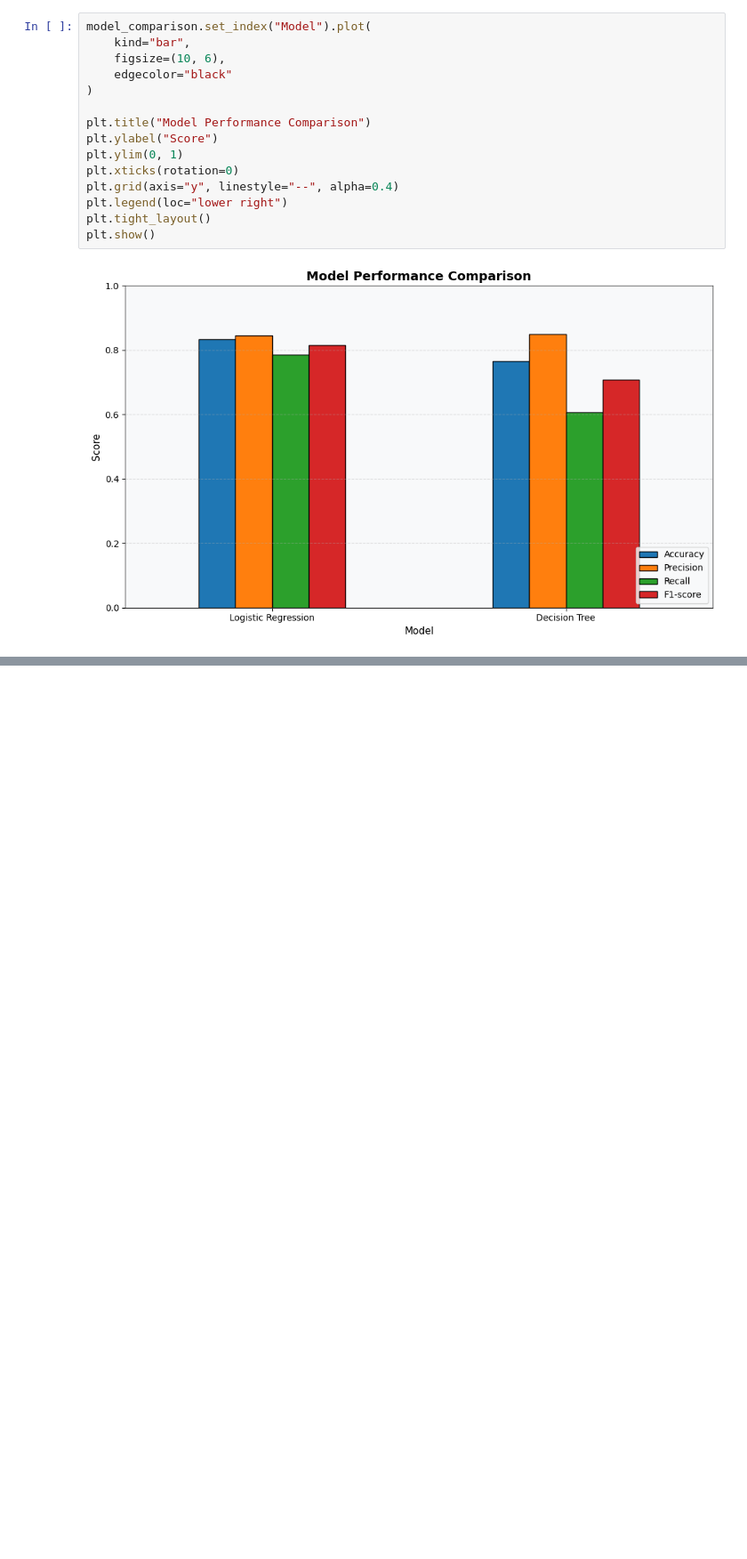
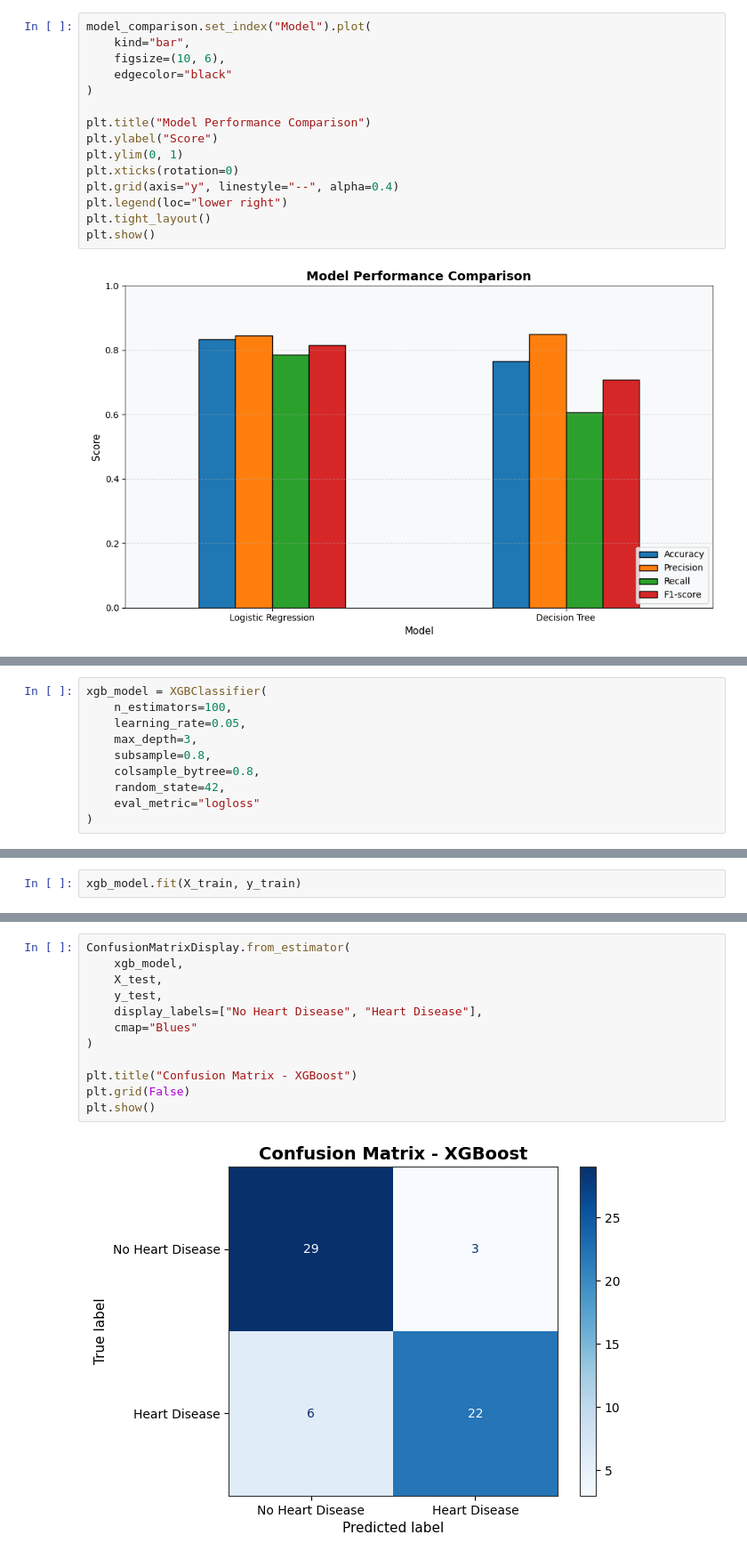
Before and after one commit to Usama2001/Heart-Disease-Risk-Prediction-Using-Decision-Trees-and-XGBoost, a Jupyter notebook: notebooks/heart_disease_prediction.ipynb, the cells around one changed output, grey strips where cells are left out. Shown at 89% size. Cells and saved outputs as stored; diff of their text form; blank space fills up the shorter version.

Commit message:
Add xgboost model and final comparison

```diff
--- a/notebooks/heart_disease_prediction.ipynb
+++ b/notebooks/heart_disease_prediction.ipynb
@@ -1000,0 +1024,10 @@ plt.show()
+# %%
+xgb_model = XGBClassifier(
+    n_estimators=100,
+    learning_rate=0.05,
+    max_depth=3,
+    subsample=0.8,
+    colsample_bytree=0.8,
+    random_state=42,
+    eval_metric="logloss"
+)
@@ -1000,0 +1036,2 @@ plt.show()
+# %%
+xgb_model.fit(X_train, y_train)
@@ -1000,0 +1102,14 @@ plt.show()
+# %%
+ConfusionMatrixDisplay.from_estimator(
+    xgb_model,
+    X_test,
+    y_test,
+    display_labels=["No Heart Disease", "Heart Disease"],
+    cmap="Blues"
+)
+
+plt.title("Confusion Matrix - XGBoost")
+plt.grid(False)
+plt.show()
+# %% [output]
+[figure, added]
```
Also changed, not shown: parts of 23 cells of this notebook.
